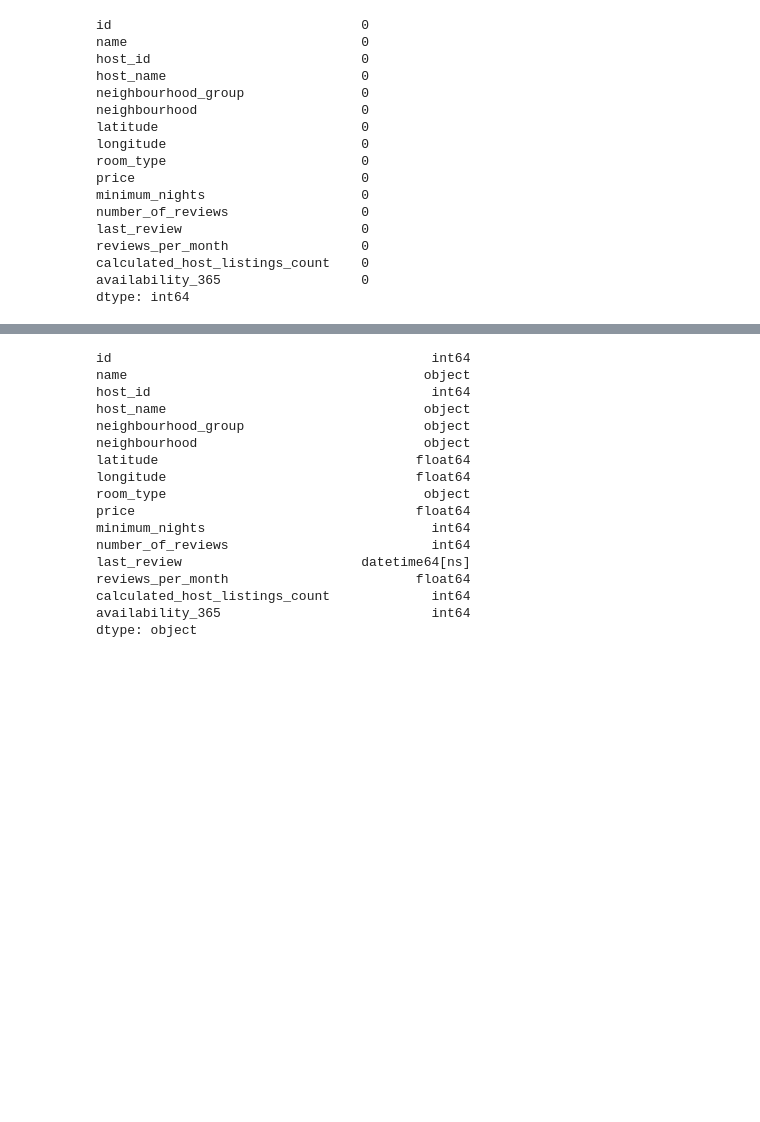
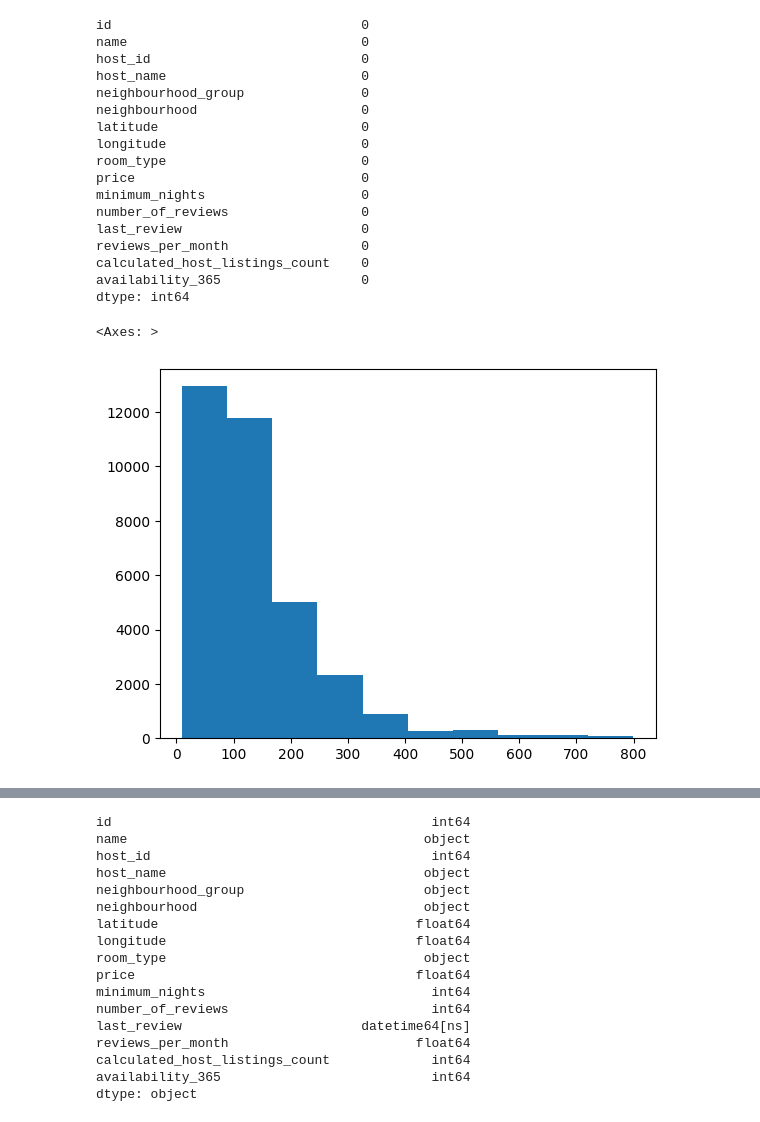
Before and after one commit to RodrigoFP51/nyc_airbnb_prices, a Jupyter notebook: notebooks/model_creation.ipynb, the cells around one changed output, grey strips where cells are left out. Drawn from its saved outputs; the diff is of its cells as text; code cells hidden in the pictures; blank space fills up the shorter version.

```diff
--- a/notebooks/model_creation.ipynb
+++ b/notebooks/model_creation.ipynb
@@ -89,7 +91,11 @@ availability_365                  0
 dtype: int64
 # %%
 df = df.query("price > 0 & price < 800")
+df['price'].hist(grid=False)
 #df = df[df['price']>0]
+# %% [output]
+<Axes: >
+[figure, added]
 # %%
 df['last_review'] = pd.to_datetime(df['last_review'])
 df
```
Also changed, not shown: parts of 14 cells of this notebook, 3 other files.
